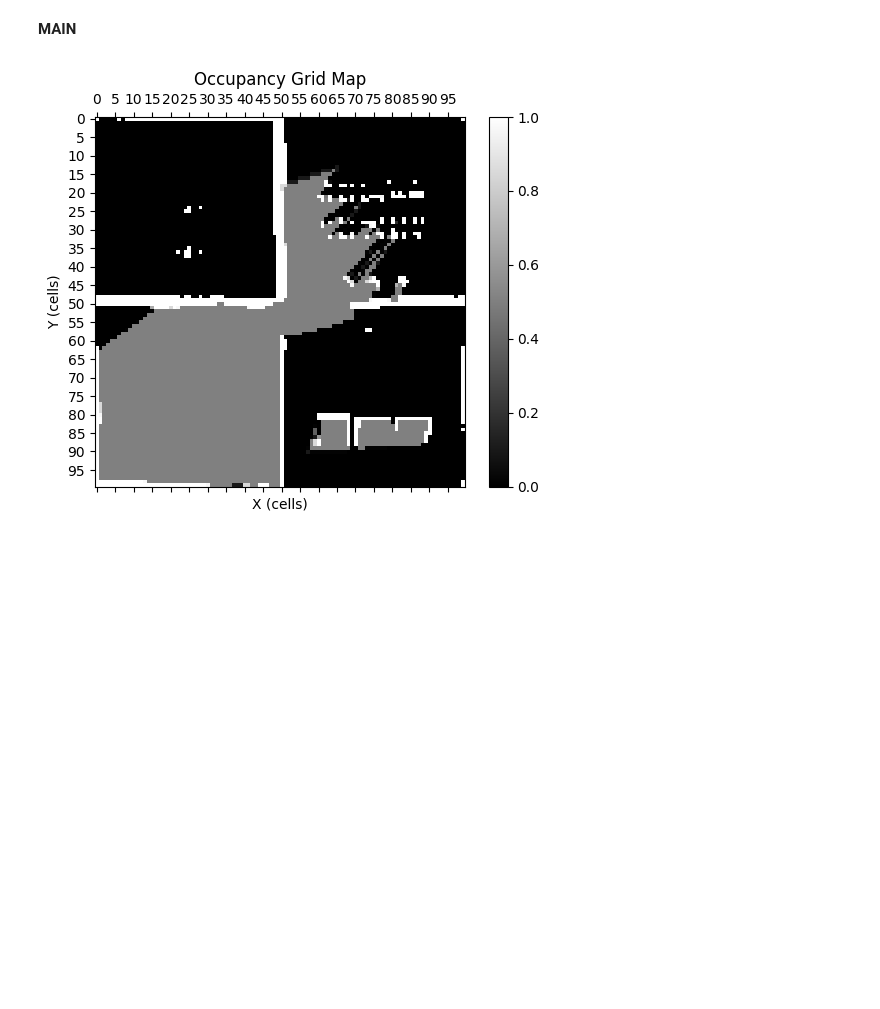
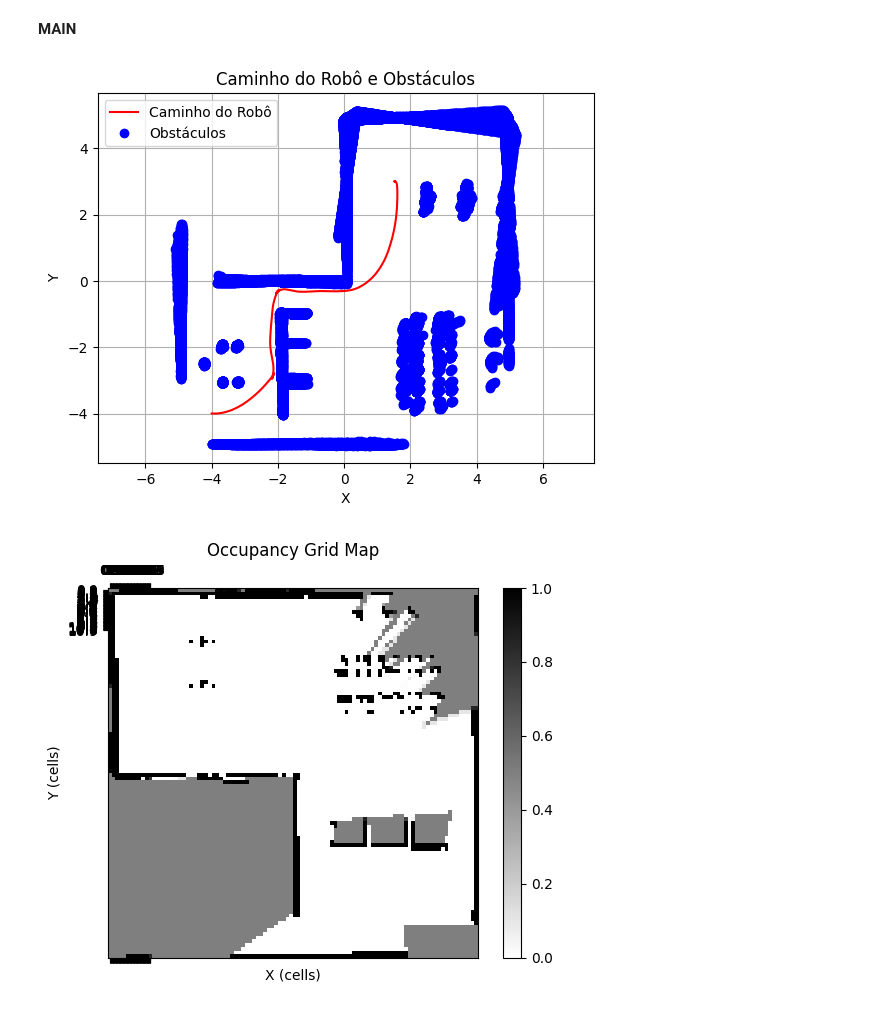
Before and after one commit to analucia-odp/tp3-robotica, a Jupyter notebook: tp3.ipynb, the cells around one changed output. Saved outputs shown, nothing was run; the diff lists cells and outputs as text; code cells hidden in the pictures; blank space fills up the shorter version.

```diff
--- a/tp3.ipynb
+++ b/tp3.ipynb
@@ -254,10 +259,10 @@ def navigation(qgoal):
     while rho > .05:
         obstacle = []
 
-        current_time = time.time()
-        elapsed_time = current_time - start_time
-        if elapsed_time >= 180:
-            break
+        # current_time = time.time()
+        # elapsed_time = current_time - start_time
+        # if elapsed_time >= 30:
+        #     break
 
         #Configuração do robo
         robotPos = sim.getObjectPosition(robotHandle, sim.handle_world)
@@ -286,8 +291,7 @@ def navigation(qgoal):
                     obstacle.append(point[0:2])
                     obstacle_points.append(point)
                     i_laser, j_laser = convert_laser_reading_to_cell_values(point[0],point[1])
-                    sensor_reading = np.linalg.norm(robotPos - point[0:2])
-                    occupancy_grid_mapping(np.array([i_robot, j_robot]), np.array([i_laser, j_laser]), sensor_reading)
+                    occupancy_grid_mapping(np.array([i_robot, j_robot]), np.array([i_laser, j_laser]))
 
 
         Fatt = att_force(robotPos, qgoal)
@@ -324,65 +328,66 @@ def navigation(qgoal):
 # TESTE 1
 qgoals = []
 qgoals.append([1.5, 3])
-qgoals.append([3.4, 4])
-qgoals.append([0.4, 4])
+# qgoals.append([3.4, 4])
+# qgoals.append([0.4, 4])
 # qgoals.append([1.0, 0])
 # qgoals.append([0.5, -4.5])
 # %%
 sim.startSimulation()
-
-# reference_frame_handle = sim.getObject("/" + "ReferenceFrame")
 
 for qgoal in qgoals:
         reference_frame_position = qgoal.copy()
         reference_frame_position.append(0)
-        # sim.setObjectPosition(reference_frame_handle, reference_frame_position)
         navigation(np.array(qgoal))
 
 sim.stopSimulation()
+
 # Após o término da simulação
-# Plotando o caminho do robô
-# robot_path = np.array(robot_path)
-# plt.plot(robot_path[:, 0], robot_path[:, 1], '-r', label='Caminho do Robô')
+# -------------------------- Plotando o caminho do robô -------------------------
+robot_path = np.array(robot_path)
+plt.plot(robot_path[:, 0], robot_path[:, 1], '-r', label='Caminho do Robô')
+obstacle_points = np.array(obstacle_points)
+plt.plot(obstacle_points[:, 0], obstacle_points[:, 1], 'o', color='b', label='Obstáculos')
+plt.xlabel('X')
+plt.ylabel('Y')
+plt.title('Caminho do Robô e Obstáculos')
+plt.legend()
+plt.grid(True)
+plt.axis('equal')
+plt.savefig("robot_path_and_obstacles.png")
+plt.show()
 
-# # Plotando os obstáculos
-# # for point in obstacle_points:
-# #         plt.plot(point[0], point[1], 'o', color='b')
-# obstacle_points = np.array(obstacle_points)
-# plt.plot(obstacle_points[:, 0], obstacle_points[:, 1], 'o', color='b', label='Obstáculos')
-
-
-# plt.xlabel('X')
-# plt.ylabel('Y')
-# plt.title('Caminho do Robô e Obstáculos')
-# plt.legend()
-# plt.grid(True)
-# plt.axis('equal')
-
-
+# ------------------ Plotando o occupancy grid -----------------
 fig, ax = plt.subplots()
 
 # Exibir a matriz do Occupancy Grid
-cax = ax.matshow(grid, cmap='gray', vmin=0, vmax=1)
+cax = ax.matshow(grid.T, cmap='gray_r', vmin=0, vmax=1)
 
 # Adicionar uma barra de cores para referência
 fig.colorbar(cax)
 
 # Definir título e rótulos dos eixos
 ax.set_title('Occupancy Grid Map')
 ax.set_xlabel('X (cells)')
 ax.set_ylabel('Y (cells)')
 
-# Ajustar rótulos dos eixos para refletir o tamanho da célula
-ticks = np.arange(0, grid .shape[0], step=5)
-# print(ticks)
-ax.set_xticks(ticks)
-ax.set_yticks(ticks)
-ax.set_xticklabels(ticks)
-ax.set_yticklabels(ticks)
+# Plotando as linhas do grid para facilitar a visualização
+ax.set_xticks(np.arange(0, MAP_DIMS[1]+1, CELL_SIZE))
+ax.set_yticks(np.arange(0, MAP_DIMS[0]+1, CELL_SIZE))
+# ax.invert_yaxis()
+# ax.set_xticklabels(ticks)
+# ax.set_yticklabels(ticks)
+
+
+#------------------------------- OCCUPANCY GRID  FIGURE -----------------------
+# fig = plt.figure(figsize=(8,8), dpi=100)
+# ax = fig.add_subplot(111, aspect='equal')
+# ax.set_title('Occupancy Grid Map')
+
 
 # Salvar a figura como uma imagem
 plt.savefig("occupancy_grid_map.png")
 plt.show()
 # %% [output]
-[figure, old version]
+[figure, new version]
+[figure, added]
```
Also changed, not shown: parts of 3 cells of this notebook.
